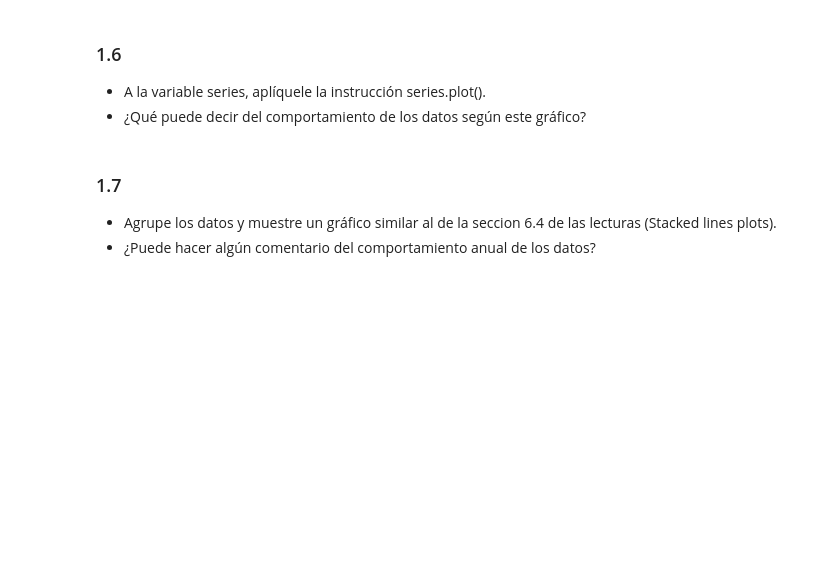
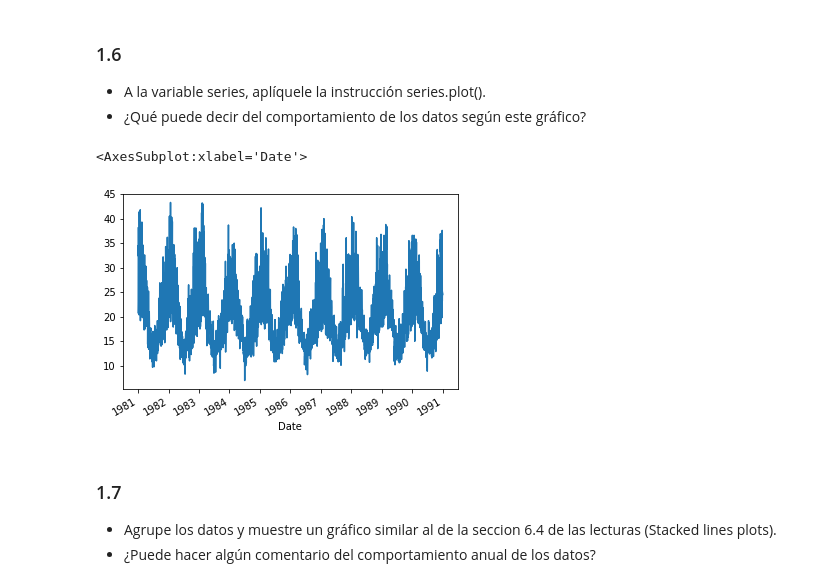
Before and after one commit to GabrielVargasR/University-Artificial-Intelligence, a Jupyter notebook: TC2 - TS, Norm, Reg/2021-2-Trabajo_Corto_02.ipynb, the cells around one changed output. Cells and saved outputs as stored; diff of their text form; code cells hidden in the pictures; blank space fills up the shorter version.

```diff
--- a/TC2 - TS, Norm, Reg/2021-2-Trabajo_Corto_02.ipynb
+++ b/TC2 - TS, Norm, Reg/2021-2-Trabajo_Corto_02.ipynb
@@ -33,3 +33,9 @@ import matplotlib.pyplot as plt
 - Cargue el archivo.
 - Muestre los cinco primeros registros.
 - Muestre qué tipo de datos es la variable  series
+# %%
+# loads file as a pd Series, not a DataFrame
+series = pd.read_csv('data/daily-max-temperatures.csv', header = 0, parse_dates = [0], index_col = 0,
+                    squeeze = True)
+print(series.head(5), end = '\n\n') # shows first 5 registers
+print(type(series)) # shows data type for series
@@ -49,6 +156,11 @@ import matplotlib.pyplot as plt
 ### 1.6
 - A la variable series, aplíquele la instrucción series.plot().
 - ¿Qué puede decir del comportamiento de los datos según este gráfico?
+# %%
+series.plot()
+# %% [output]
+<AxesSubplot:xlabel='Date'>
+[figure, added]
 # %% [markdown]
 ### 1.7
 
```
Also changed, not shown: parts of 6 cells of this notebook.
